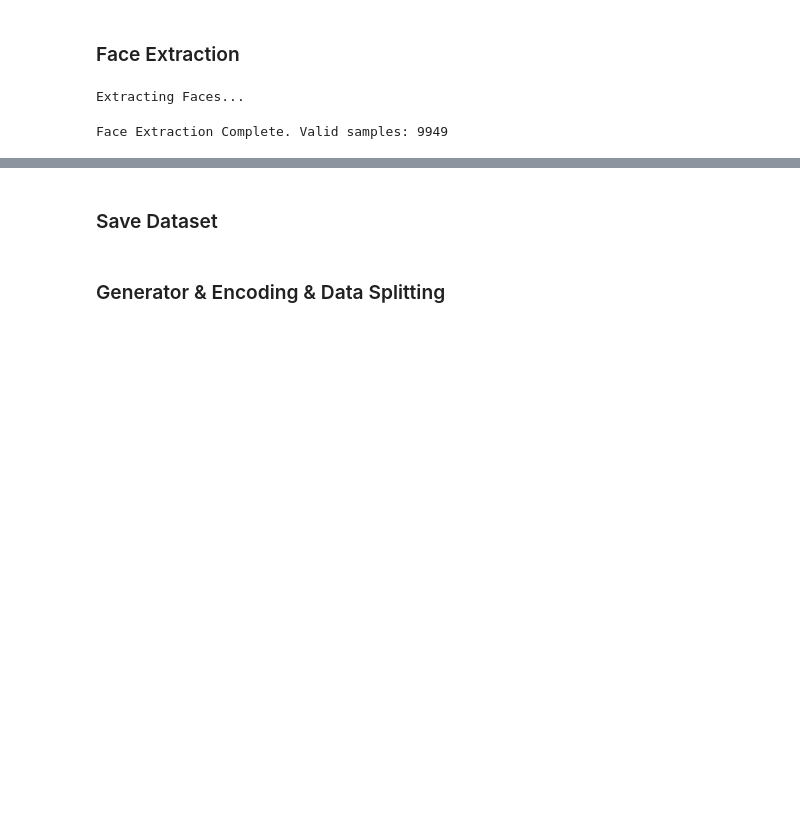
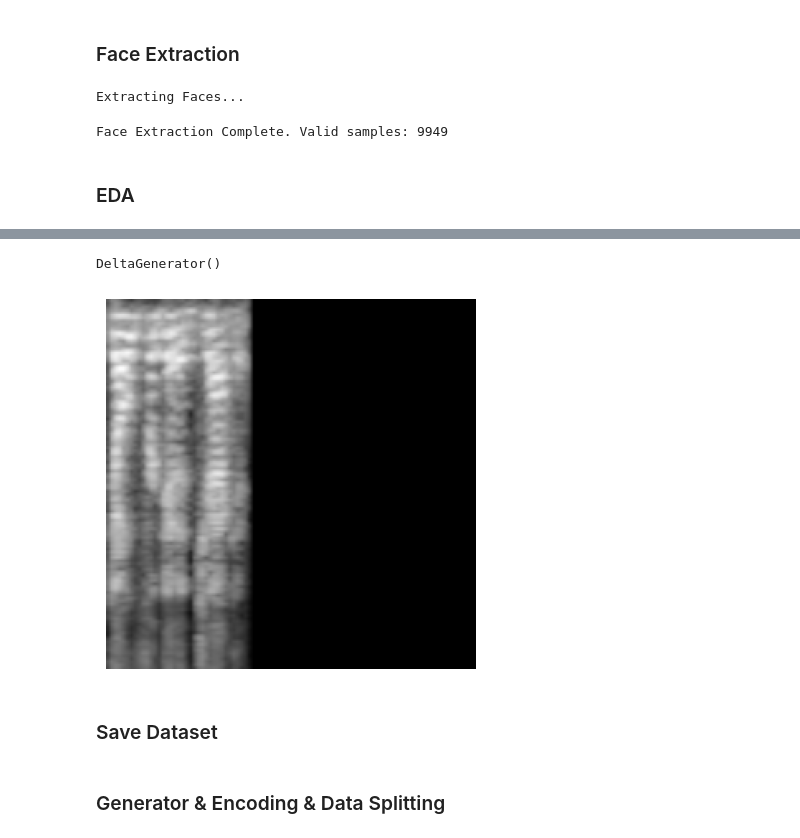
Before and after one commit to Nicolechy04/DSP, a Jupyter notebook: [FINALIZED]Unimodel Training.ipynb, the cells around one changed output, grey strips where cells are left out. Cells and saved outputs as stored; diff of their text form; code cells hidden in the pictures; blank space fills up the shorter version.

```diff
--- a/[FINALIZED]Unimodel Training.ipynb
+++ b/[FINALIZED]Unimodel Training.ipynb
@@ -274,3 +289,25 @@ print(f"Face Extraction Complete. Valid samples: {len(face_df)}")
 # %% [output]
 Extracting Faces...
 Face Extraction Complete. Valid samples: 9949
+# %% [markdown]
+### EDA
+# %%
+import numpy as np
+import streamlit as st
+import matplotlib.pyplot as plt
+
+data = np.load(r'C:\Users\User\Multimodel AI\data_1\audio_specs_1\CRE_1001_DFA_ANG_XX.flv.npy')
+
+st.subheader("Visualizing the Saved Input")
+
+st.write(f"Shape: {data.shape}")
+st.image(data, caption="Processed Spectrogram Input", clamp=True)
+
+fig, ax = plt.subplots()
+if data.max() > 1.0:
+    data = data / 255.0
+
+ax.imshow(data)
+ax.axis('off')
+st.pyplot(fig)
+# %% [output]
@@ -277,3 +326,5 @@ Face Extraction Complete. Valid samples: 9949
+DeltaGenerator()
+[figure, added]
 # %% [markdown]
 ### Save Dataset
 # %%
```
Also changed, not shown: parts of 16 cells of this notebook.
